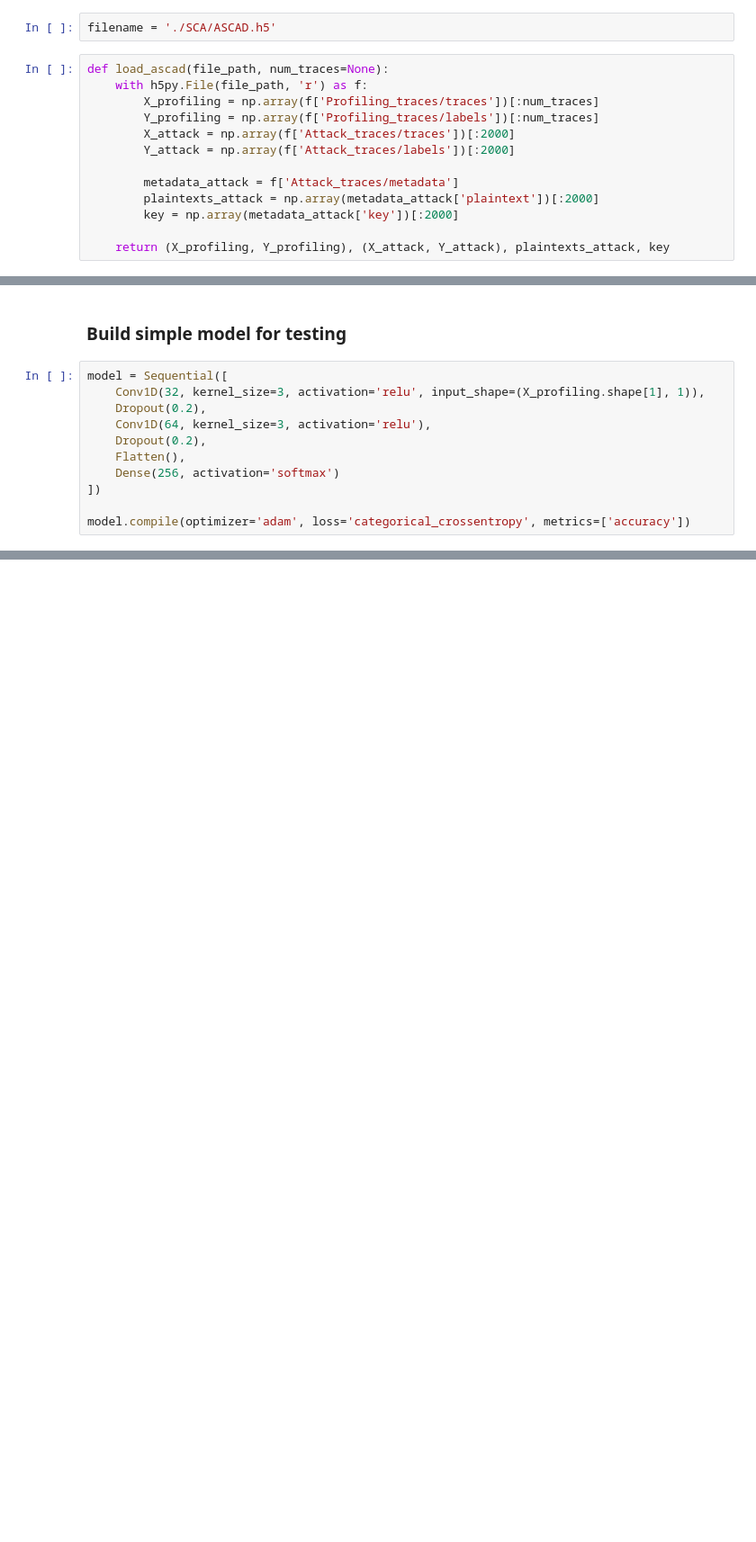
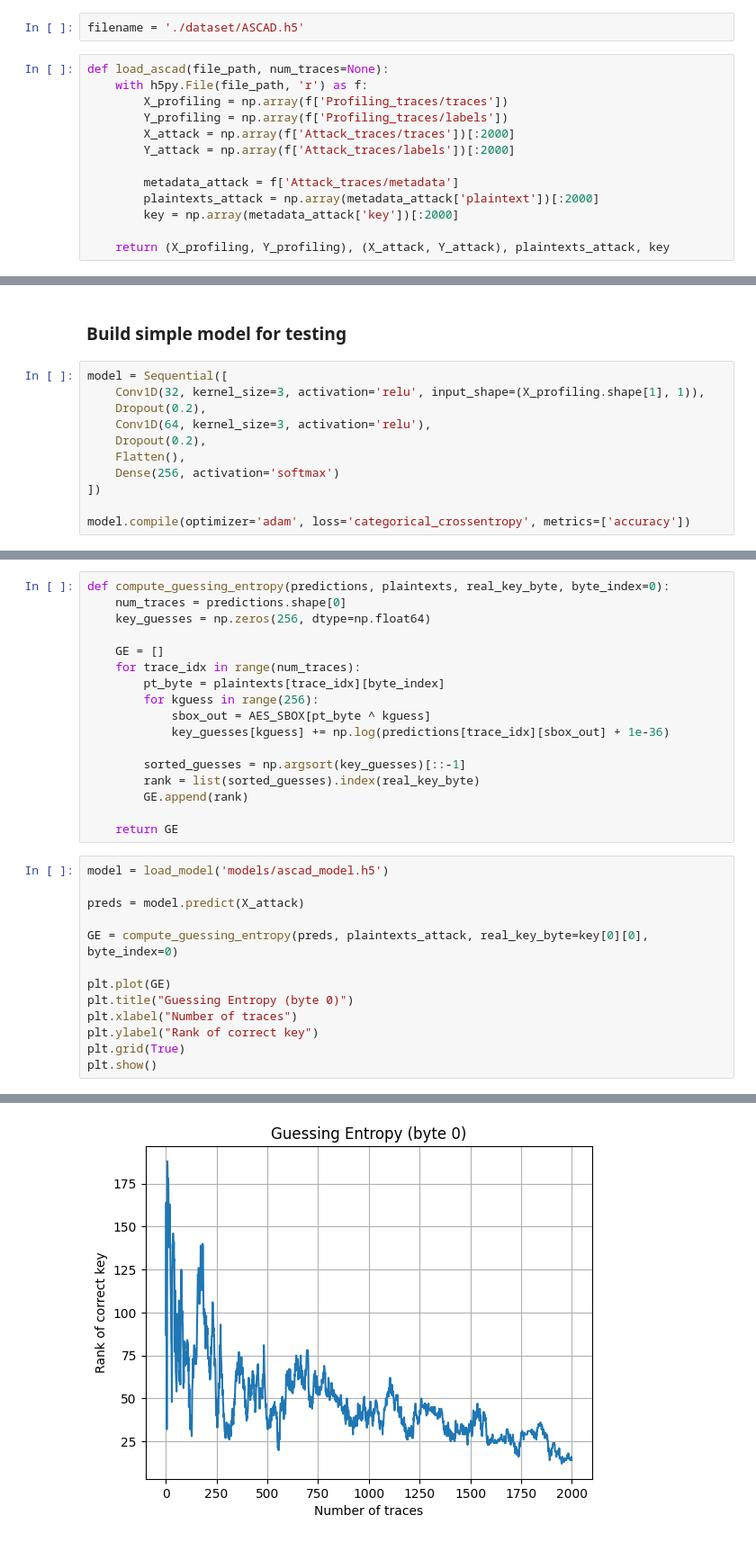
Before and after one commit to ricardo020202/SCA, a Jupyter notebook: SCA.ipynb, the cells around one changed output, grey strips where cells are left out. Shown at 90% size. Saved outputs shown, nothing was run; the diff lists cells and outputs as text; blank space fills up the shorter version.

```diff
--- a/SCA.ipynb
+++ b/SCA.ipynb
@@ -13,12 +14,12 @@ from tensorflow.keras.models import load_model
 # %% [markdown]
 <h3>Load the data</h3>
 # %%
-filename = './SCA/ASCAD.h5'
+filename = './dataset/ASCAD.h5'
 # %%
 def load_ascad(file_path, num_traces=None):
     with h5py.File(file_path, 'r') as f:
-        X_profiling = np.array(f['Profiling_traces/traces'])[:num_traces]
-        Y_profiling = np.array(f['Profiling_traces/labels'])[:num_traces]
+        X_profiling = np.array(f['Profiling_traces/traces'])
+        Y_profiling = np.array(f['Profiling_traces/labels'])
         X_attack = np.array(f['Attack_traces/traces'])[:2000]
         Y_attack = np.array(f['Attack_traces/labels'])[:2000]
 
@@ -131,0 +168,31 @@ WARNING:absl:You are saving your model as an HDF5 file via `model.save()` or `ke
+# %%
+def compute_guessing_entropy(predictions, plaintexts, real_key_byte, byte_index=0):
+    num_traces = predictions.shape[0]
+    key_guesses = np.zeros(256, dtype=np.float64)
+
+    GE = []
+    for trace_idx in range(num_traces):
+        pt_byte = plaintexts[trace_idx][byte_index]
+        for kguess in range(256):
+            sbox_out = AES_SBOX[pt_byte ^ kguess]
+            key_guesses[kguess] += np.log(predictions[trace_idx][sbox_out] + 1e-36)
+
+        sorted_guesses = np.argsort(key_guesses)[::-1]
+        rank = list(sorted_guesses).index(real_key_byte)
+        GE.append(rank)
+
+    return GE
+# %%
+model = load_model('models/ascad_model.h5')
+
+preds = model.predict(X_attack)
+
+GE = compute_guessing_entropy(preds, plaintexts_attack, real_key_byte=key[0][0], byte_index=0)
+
+plt.plot(GE)
+plt.title("Guessing Entropy (byte 0)")
+plt.xlabel("Number of traces")
+plt.ylabel("Rank of correct key")
+plt.grid(True)
+plt.show()
+# %% [output]
@@ -131,0 +201 @@ WARNING:absl:You are saving your model as an HDF5 file via `model.save()` or `ke
+[figure, added]
```
Also changed, not shown: parts of 4 cells of this notebook, 3 other files.
